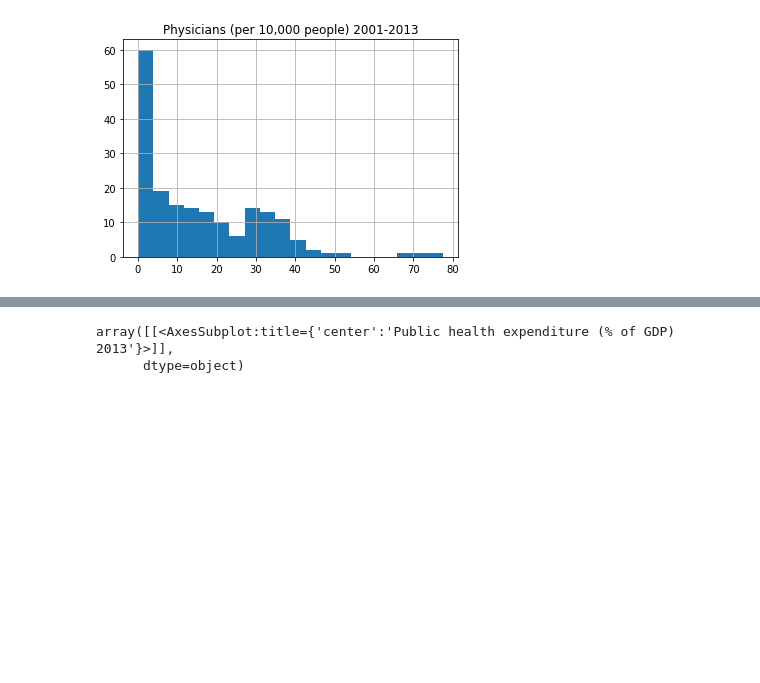
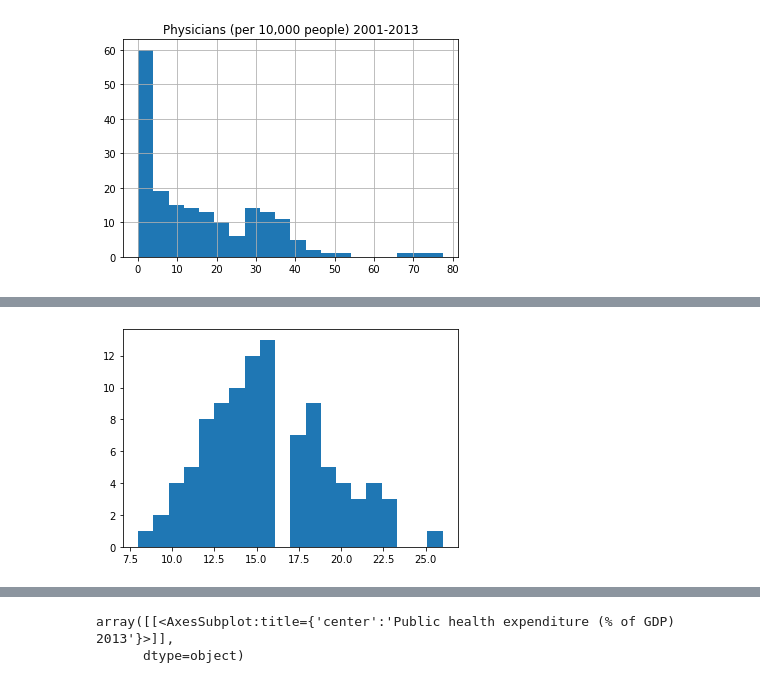
Before and after one commit to doodymack/Prog_for-Data_Analy_Project_21-22, a Jupyter notebook: Simulation_Notebook.ipynb, the cells around one changed output, grey strips where cells are left out. Cells and saved outputs as stored; diff of their text form; code cells hidden in the pictures; blank space fills up the shorter version.

```diff
--- a/Simulation_Notebook.ipynb
+++ b/Simulation_Notebook.ipynb
@@ -257,0 +259,6 @@ Name: Physicians (per 10,000 people) 2001-2013, Length: 191, dtype: float64
+# %%
+# create a random array with the mean (16) of the original data [POISSON]
+Physicians_per_100K = np.random.poisson(16,100)
+plt.hist(Physicians_per_100K, bins = 20);
+# %% [output]
+[figure, added]
```
Also changed, not shown: parts of 55 cells of this notebook, 1 other file.
